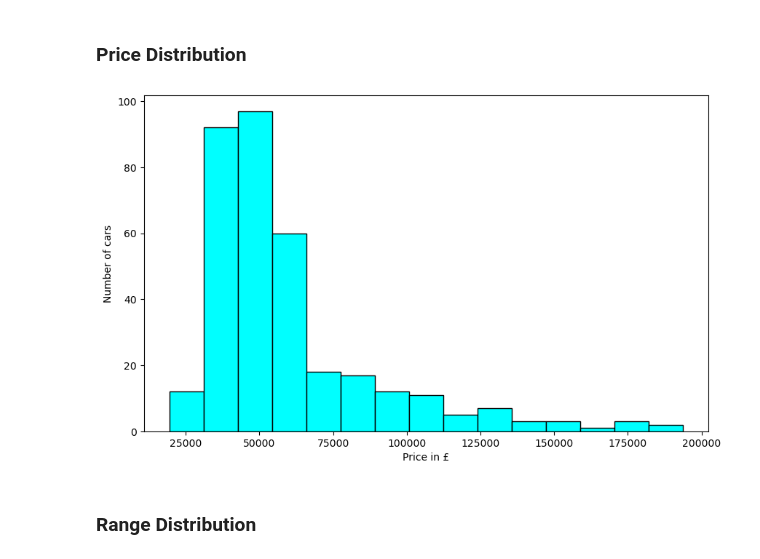
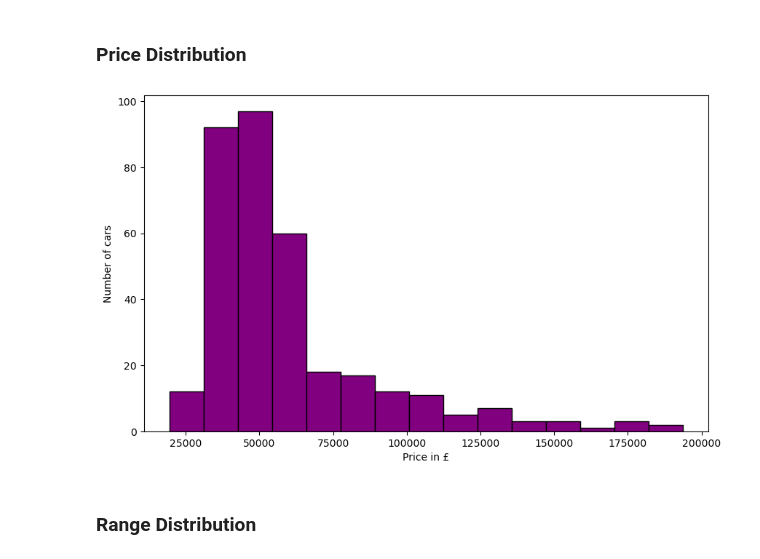
Before and after one commit to albert-fit/Using-Multivariable-Regression-to-Predict-the-Cost-of-EVs, a Jupyter notebook: multivariable_regression.ipynb, the cells around one changed output. Drawn from its saved outputs; the diff is of its cells as text; code cells hidden in the pictures.

```diff
--- a/multivariable_regression.ipynb
+++ b/multivariable_regression.ipynb
@@ -132,12 +132,12 @@ memory usage: 13.5 KB
 ### Price Distribution
 # %%
 plt.figure(figsize=(10,6))
-plt.hist(data['PRICE'], bins=15, ec='black', color='aqua')
+plt.hist(data['PRICE'], bins=15, ec='black', color='purple')
 plt.xlabel('Price in £')
 plt.ylabel('Number of cars')
 plt.show()
 # %% [output]
-[figure, old version]
+[figure, new version]
 # %% [markdown]
 ### Range Distribution
 # %%
```
Also changed, not shown: parts of 7 cells of this notebook.
